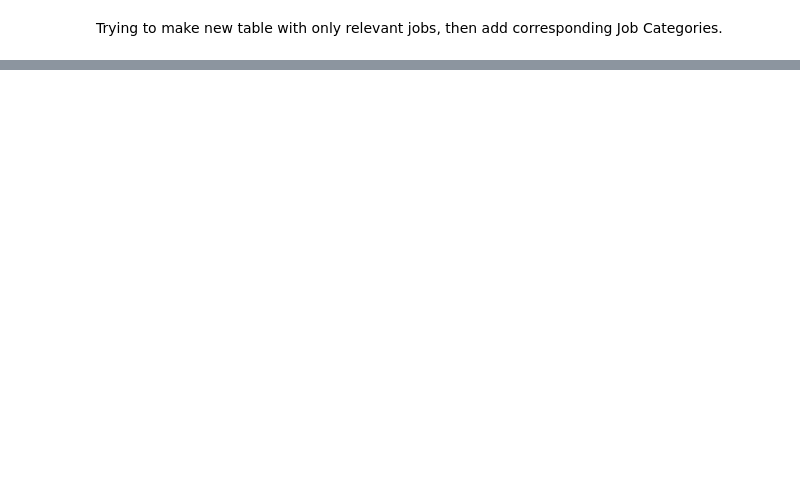
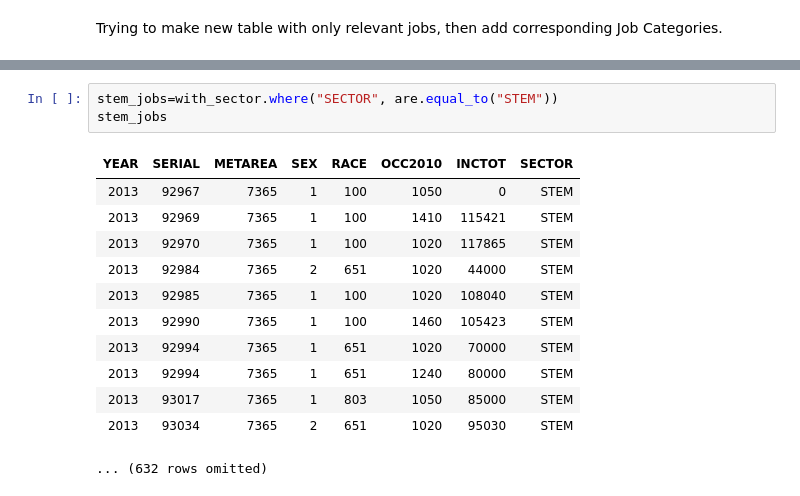
Before and after one commit to ds-modules/GWS-131, a Jupyter notebook: bay_area.ipynb, the cells around one changed output, grey strips where cells are left out. Cells and saved outputs as stored; diff of their text form; blank space fills up the shorter version.

```diff
--- a/bay_area.ipynb
+++ b/bay_area.ipynb
@@ -87,0 +198,16 @@ with_sector
+# %%
+stem_jobs=with_sector.where("SECTOR", are.equal_to("STEM"))
+stem_jobs
+# %% [output]
+| YEAR | SERIAL | METAREA | SEX | RACE | OCC2010 | INCTOT | SECTOR |
+| 2013 | 92967 | 7365 | 1 | 100 | 1050 | 0 | STEM |
+| 2013 | 92969 | 7365 | 1 | 100 | 1410 | 115421 | STEM |
+| 2013 | 92970 | 7365 | 1 | 100 | 1020 | 117865 | STEM |
+| 2013 | 92984 | 7365 | 2 | 651 | 1020 | 44000 | STEM |
+| 2013 | 92985 | 7365 | 1 | 100 | 1020 | 108040 | STEM |
+| 2013 | 92990 | 7365 | 1 | 100 | 1460 | 105423 | STEM |
+| 2013 | 92994 | 7365 | 1 | 651 | 1020 | 70000 | STEM |
+| 2013 | 92994 | 7365 | 1 | 651 | 1240 | 80000 | STEM |
+| 2013 | 93017 | 7365 | 1 | 803 | 1050 | 85000 | STEM |
+| 2013 | 93034 | 7365 | 2 | 651 | 1020 | 95030 | STEM |
+... (632 rows omitted)
```
Also changed, not shown: parts of 14 cells of this notebook, 1 other file.
